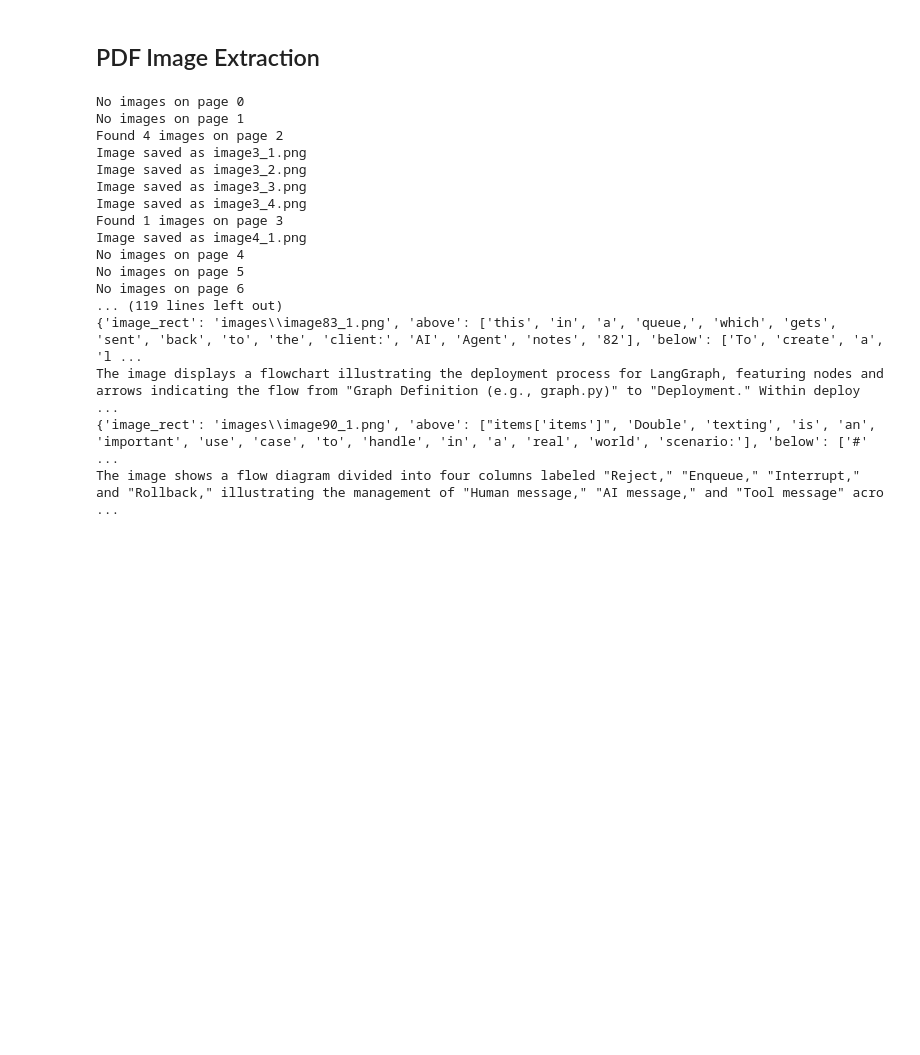
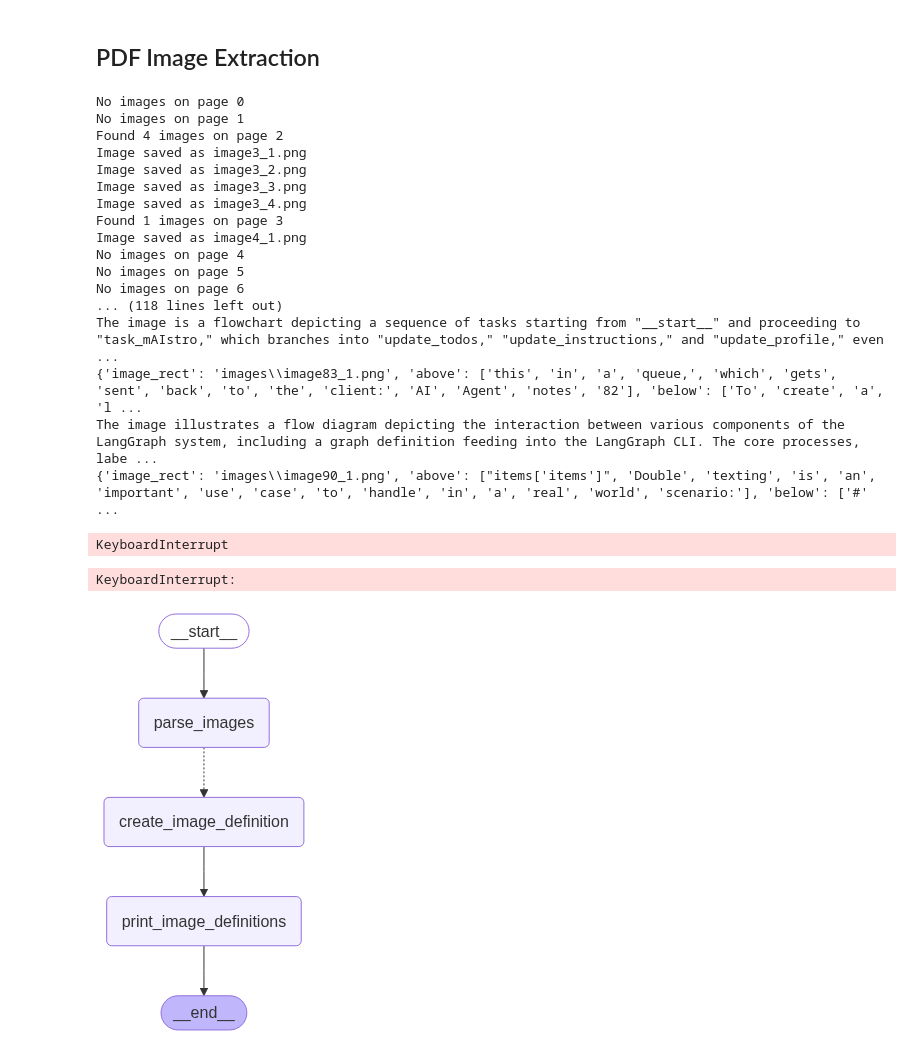
Before and after one commit to nb923/notesmith, a Jupyter notebook: agent.ipynb, the cells around one changed output. Saved outputs shown, nothing was run; the diff lists cells and outputs as text; code cells hidden in the pictures; blank space fills up the shorter version.

Commit message:
Add template image extractor graph

```diff
--- a/agent.ipynb
+++ b/agent.ipynb
@@ -153,6 +153,8 @@ import io
 from PIL import Image
 import os
 import base64
+
+llm = ChatOpenAI(openai_api_key=os.getenv("OPENAI_API_KEY"), model="gpt-4o")
 
 file = "./ai_agent_notes.pdf"
 
@@ -292,8 +294,10 @@ Image saved as image4_1.png
 No images on page 4
 No images on page 5
 No images on page 6
-... (119 lines left out)
+... (118 lines left out)
+The image is a flowchart depicting a sequence of tasks starting from "__start__" and proceeding to "task_mAIstro," which branches into "update_todos," "update_instructions," and "update_profile," even ...
 {'image_rect': 'images\\image83_1.png', 'above': ['this', 'in', 'a', 'queue,', 'which', 'gets', 'sent', 'back', 'to', 'the', 'client:', 'AI', 'Agent', 'notes', '82'], 'below': ['To', 'create', 'a', 'l ...
-The image displays a flowchart illustrating the deployment process for LangGraph, featuring nodes and arrows indicating the flow from "Graph Definition (e.g., graph.py)" to "Deployment." Within deploy ...
+The image illustrates a flow diagram depicting the interaction between various components of the LangGraph system, including a graph definition feeding into the LangGraph CLI. The core processes, labe ...
 {'image_rect': 'images\\image90_1.png', 'above': ["items['items']", 'Double', 'texting', 'is', 'an', 'important', 'use', 'case', 'to', 'handle', 'in', 'a', 'real', 'world', 'scenario:'], 'below': ['#' ...
-The image shows a flow diagram divided into four columns labeled "Reject," "Enqueue," "Interrupt," and "Rollback," illustrating the management of "Human message," "AI message," and "Tool message" acro ...
+KeyboardInterrupt
+KeyboardInterrupt:
@@ -299,0 +461,19 @@ The image shows a flow diagram divided into four columns labeled "Reject," "Enqu
+# %%
+from langgraph.prebuilt import tools_condition, ToolNode
+
+builder = StateGraph(OverallState)
+
+builder.add_node(parse_images)
+builder.add_node(create_image_definition)
+builder.add_node(print_image_definitions)
+
+builder.add_edge(START, "parse_images")
+builder.add_conditional_edges("parse_images", generate_definitions, ["create_image_definition"])
+builder.add_edge("create_image_definition", "print_image_definitions")
+builder.add_edge("print_image_definitions", END)
+
+image_definition_generator = builder.compile()
+
+display(ImageDisplay(image_definition_generator.get_graph(xray=True).draw_mermaid_png()))
+# %% [output]
+[figure, added]
```
Also changed, not shown: parts of 5 cells of this notebook.
